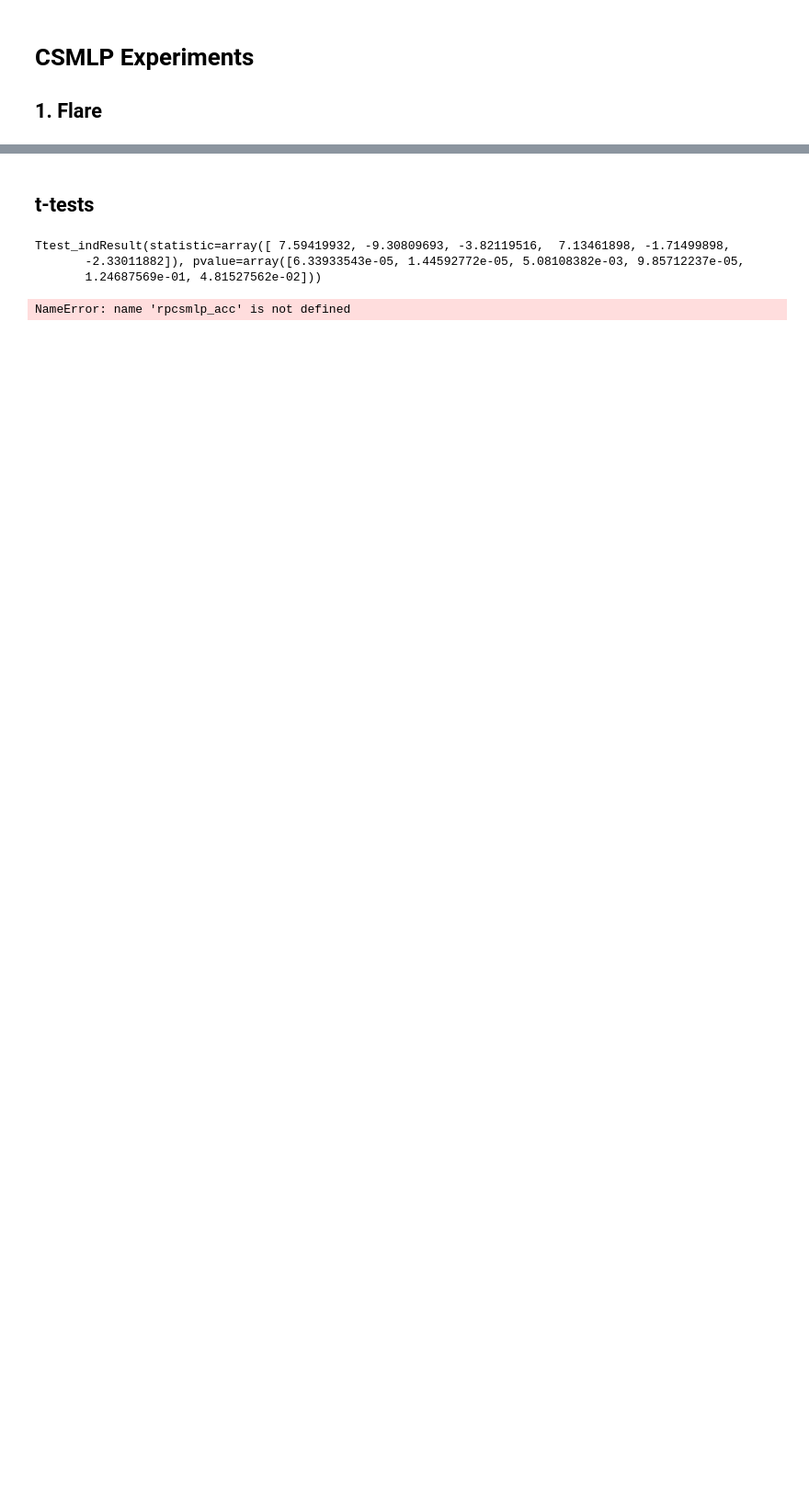
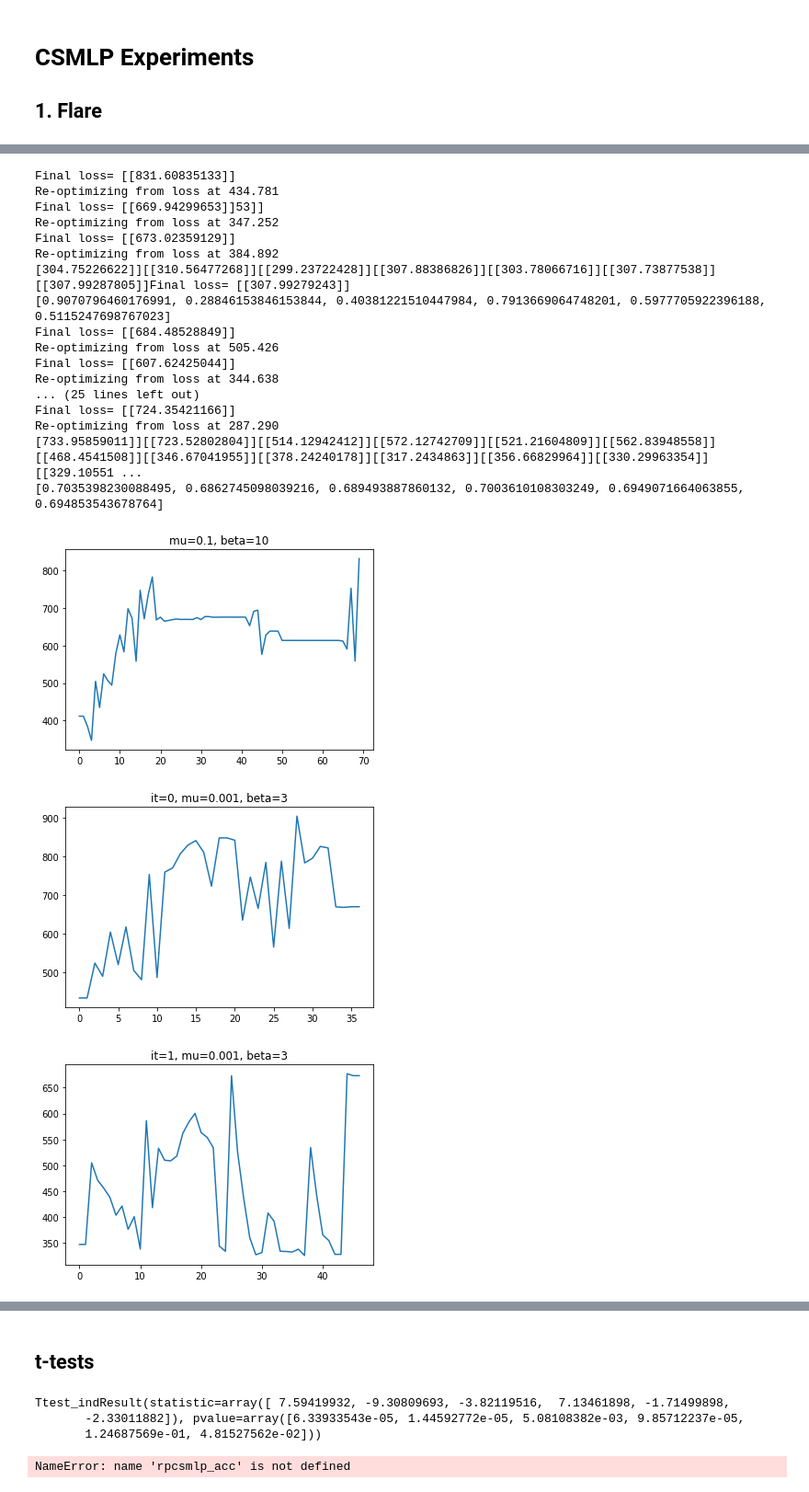
Before and after one commit to tuckerguen/Imbalanced-Multilayer-Perceptron, a Jupyter notebook: csmlp_experiments.ipynb, the cells around one changed output, grey strips where cells are left out. Shown at 92% size. Cells and saved outputs as stored; diff of their text form; code cells hidden in the pictures; blank space fills up the shorter version.

```diff
--- a/csmlp_experiments.ipynb
+++ b/csmlp_experiments.ipynb
@@ -16,7 +14,7 @@ T1, T2 = split_by_label(T)
 
 mu = 0.1
 beta = 10
-h = 3
+h = 7
 
 # Compute lambda
 _lambda = len(T2) / len(T) / 2
@@ -49,0 +85,25 @@ ValueError: The truth value of an array with more than one element is ambiguous.
+# %%
+# repeat CSMLP
+rpcsmlp1 = MLP(T1.shape[1], h, _lambda*2, np.tanh, mu, beta, repeat=True)
+rpcsmlp1_acc = kfold_cv(rpcsmlp1, T, 5)
+# %% [output]
+Final loss= [[831.60835133]]
+Re-optimizing from loss at 434.781
+Final loss= [[669.94299653]]53]]
+Re-optimizing from loss at 347.252
+Final loss= [[673.02359129]]
+Re-optimizing from loss at 384.892
+[304.75226622]][[310.56477268]][[299.23722428]][[307.88386826]][[303.78066716]][[307.73877538]][[307.99287805]]Final loss= [[307.99279243]]
+[0.9070796460176991, 0.28846153846153844, 0.40381221510447984, 0.7913669064748201, 0.5977705922396188, 0.5115247698767023]
+Final loss= [[684.48528849]]
+Re-optimizing from loss at 505.426
+Final loss= [[607.62425044]]
+Re-optimizing from loss at 344.638
+... (25 lines left out)
+Final loss= [[724.35421166]]
+Re-optimizing from loss at 287.290
+[733.95859011]][[723.52802804]][[514.12942412]][[572.12742709]][[521.21604809]][[562.83948558]][[468.4541508]][[346.67041955]][[378.24240178]][[317.2434863]][[356.66829964]][[330.29963354]][[329.10551 ...
+[0.7035398230088495, 0.6862745098039216, 0.689493887860132, 0.7003610108303249, 0.6949071664063855, 0.694853543678764]
+[figure, added]
+[figure, added]
+[figure, added]
```
Also changed, not shown: parts of 6 cells of this notebook, 17 other files.
